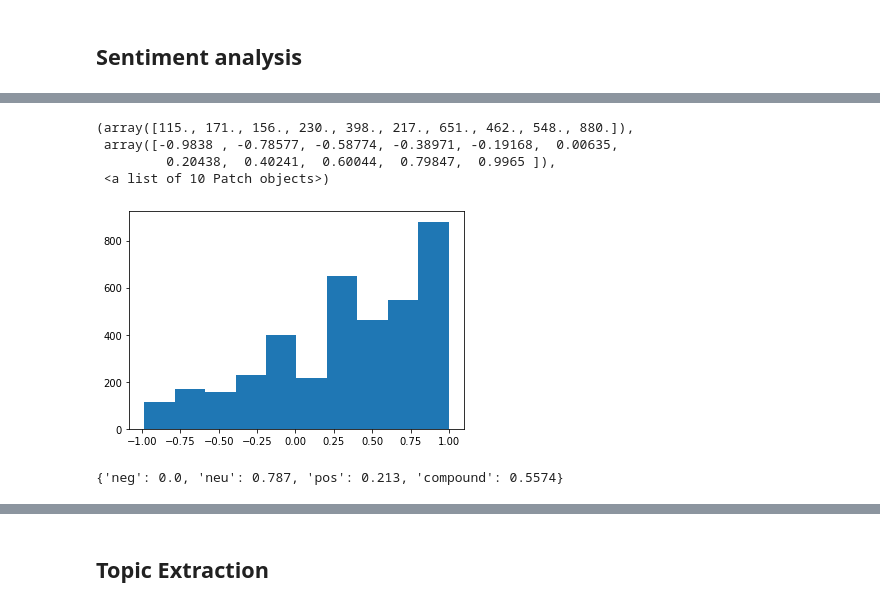
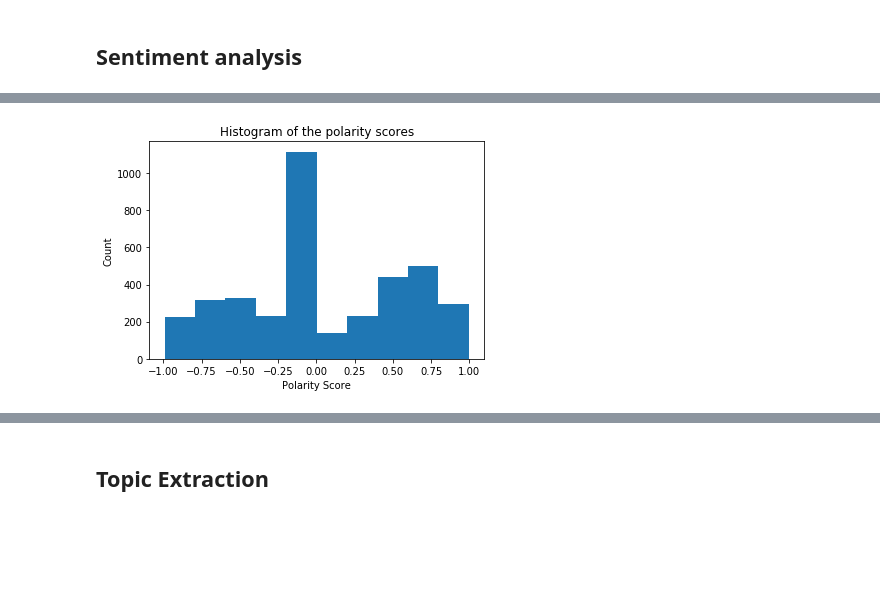
Before and after one commit to MondeSinxi/NLP-Skills-test, a Jupyter notebook: notebooks/exploratory_analysis.ipynb, the cells around one changed output, grey strips where cells are left out. Cells and saved outputs as stored; diff of their text form; code cells hidden in the pictures; blank space fills up the shorter version.

```diff
--- a/notebooks/exploratory_analysis.ipynb
+++ b/notebooks/exploratory_analysis.ipynb
@@ -116,6 +130,6 @@ Text(0.5, 1.0, 'Number of trigrams in text')
 # %%
 sia = SentimentIntensityAnalyzer()
 # %%
-collected_sentiment = sents.apply(lambda x: sia.polarity_scores(x))
+collected_sentiment = raw_data['Text'].apply(lambda x: sia.polarity_scores(x))
 # %%
 raw_data['sentiment'] = collected_sentiment.apply(lambda x: x['compound'])
@@ -121,0 +155,14 @@ raw_data['sentiment'] = collected_sentiment.apply(lambda x: x['compound'])
+# %%
+cleaned_text = raw_data['Text'].apply(lambda x:
+                       " ".join([p[0] for p in nltk.pos_tag(x.split())
+                                 if p[1] in ['JJ', 'JJR', 'JJS', 'VBD', 'VBN', 'NN']] ))
+# %%
+raw_data['cleaned_sentiment'] = cleaned_text.apply(lambda x: sia.polarity_scores(x))
+# %%
+plt.hist(raw_data['cleaned_sentiment'].apply(lambda x: x['compound']))
+plt.xlabel('Polarity Score')
+plt.ylabel('Count')
+plt.title('Histogram of the polarity scores')
+plt.savefig('Reports/figures/sentiment_v2.png')
+# %% [output]
+[figure, added]
@@ -122,13 +177,2 @@ raw_data['sentiment'] = collected_sentiment.apply(lambda x: x['compound'])
 # %%
-plt.hist(collected_sentiment.apply(lambda x: x['compound']))
+cleaned_fee_sentiment = cleaned_fee_text.apply(lambda x: sia.polarity_scores(x))
-# %% [output]
-(array([115., 171., 156., 230., 398., 217., 651., 462., 548., 880.]),
- array([-0.9838 , -0.78577, -0.58774, -0.38971, -0.19168,  0.00635,
-         0.20438,  0.40241,  0.60044,  0.79847,  0.9965 ]),
- <a list of 10 Patch objects>)
-[figure, removed]
-# %%
-sia.polarity_scores(
-    "I took my accts out of Wells Fargo a year ago.  I deal w a credit union now.  I'm very happy...much fairer fees too.")
-# %% [output]
-{'neg': 0.0, 'neu': 0.787, 'pos': 0.213, 'compound': 0.5574}
```
Also changed, not shown: parts of 31 cells of this notebook, 12 other files.
